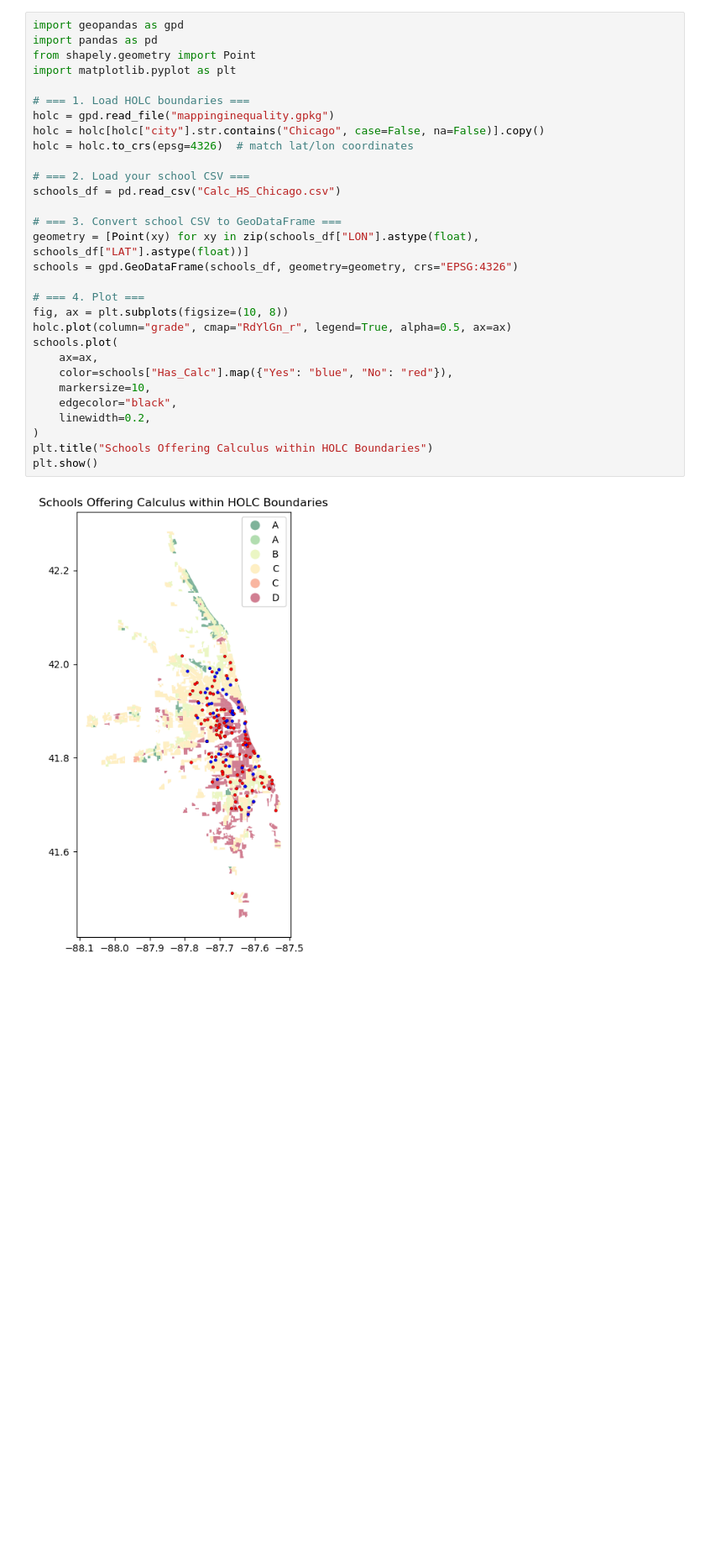
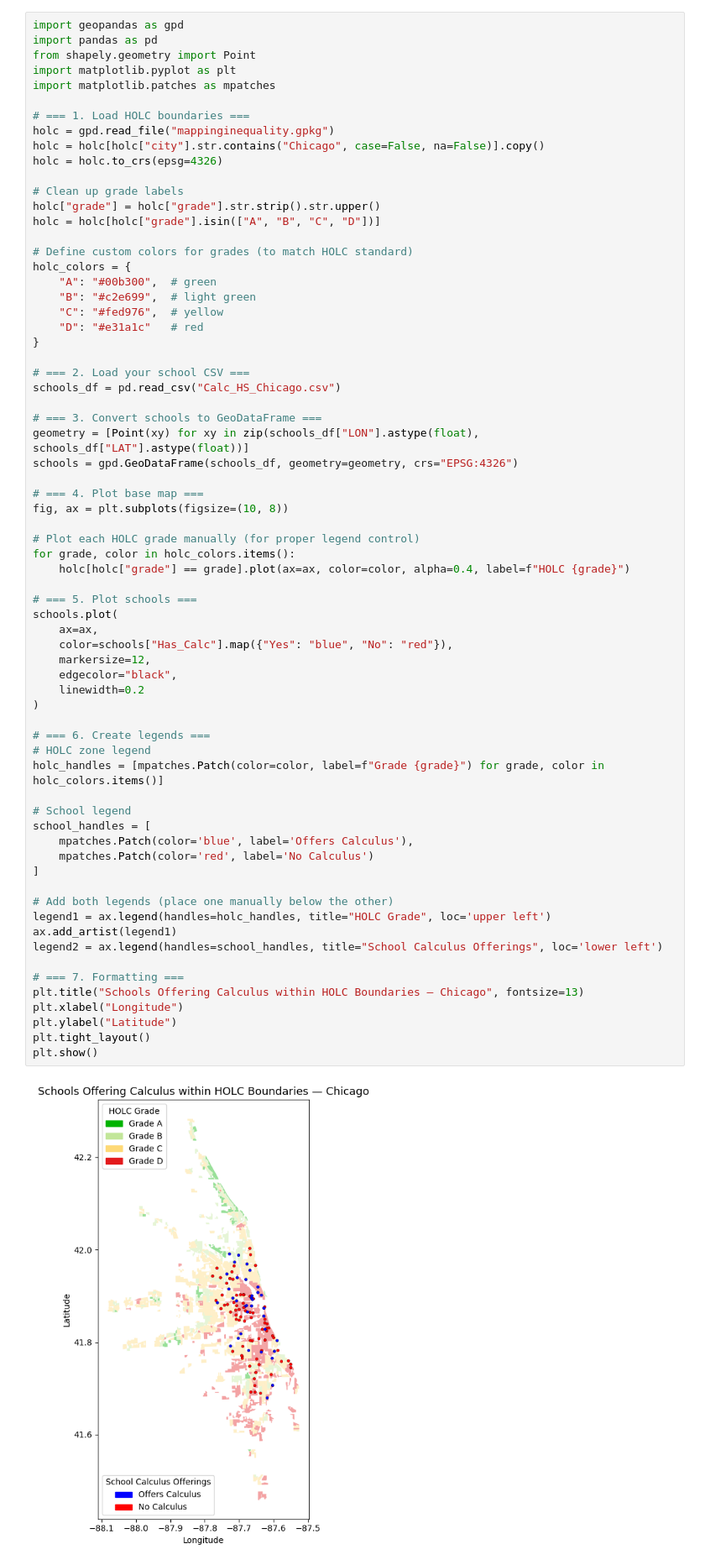
Before and after one commit to llorracc/as.180.369, a Jupyter notebook: contrib/zoemchan/zoemchan-prelim-paper/paper/data/Data.ipynb, the cells around one changed output. Shown at 84% size. Cells and saved outputs as stored; diff of their text form; blank space fills up the shorter version.

Commit message:
fixed graphs & HOLC zoning

```diff
--- a/contrib/zoemchan/zoemchan-prelim-paper/paper/data/Data.ipynb
+++ b/contrib/zoemchan/zoemchan-prelim-paper/paper/data/Data.ipynb
@@ -439,32 +470,70 @@ NameError: name 'plt' is not defined
 # %%
 import geopandas as gpd
 import pandas as pd
 from shapely.geometry import Point
 import matplotlib.pyplot as plt
+import matplotlib.patches as mpatches
 
 # === 1. Load HOLC boundaries ===
 holc = gpd.read_file("mappinginequality.gpkg")
 holc = holc[holc["city"].str.contains("Chicago", case=False, na=False)].copy()
-holc = holc.to_crs(epsg=4326)  # match lat/lon coordinates
+holc = holc.to_crs(epsg=4326)
+
+# Clean up grade labels
+holc["grade"] = holc["grade"].str.strip().str.upper()
+holc = holc[holc["grade"].isin(["A", "B", "C", "D"])]
+
+# Define custom colors for grades (to match HOLC standard)
+holc_colors = {
+    "A": "#00b300",  # green
+    "B": "#c2e699",  # light green
+    "C": "#fed976",  # yellow
+    "D": "#e31a1c"   # red
+}
 
 # === 2. Load your school CSV ===
 schools_df = pd.read_csv("Calc_HS_Chicago.csv")
 
-# === 3. Convert school CSV to GeoDataFrame ===
+# === 3. Convert schools to GeoDataFrame ===
 geometry = [Point(xy) for xy in zip(schools_df["LON"].astype(float), schools_df["LAT"].astype(float))]
 schools = gpd.GeoDataFrame(schools_df, geometry=geometry, crs="EPSG:4326")
 
-# === 4. Plot ===
+# === 4. Plot base map ===
 fig, ax = plt.subplots(figsize=(10, 8))
-holc.plot(column="grade", cmap="RdYlGn_r", legend=True, alpha=0.5, ax=ax)
+
+# Plot each HOLC grade manually (for proper legend control)
+for grade, color in holc_colors.items():
+    holc[holc["grade"] == grade].plot(ax=ax, color=color, alpha=0.4, label=f"HOLC {grade}")
+
+# === 5. Plot schools ===
 schools.plot(
     ax=ax,
     color=schools["Has_Calc"].map({"Yes": "blue", "No": "red"}),
-    markersize=10,
+    markersize=12,
     edgecolor="black",
-    linewidth=0.2,
+    linewidth=0.2
 )
-plt.title("Schools Offering Calculus within HOLC Boundaries")
+
+# === 6. Create legends ===
+# HOLC zone legend
+holc_handles = [mpatches.Patch(color=color, label=f"Grade {grade}") for grade, color in holc_colors.items()]
+
+# School legend
+school_handles = [
+    mpatches.Patch(color='blue', label='Offers Calculus'),
+    mpatches.Patch(color='red', label='No Calculus')
+]
+
+# Add both legends (place one manually below the other)
+legend1 = ax.legend(handles=holc_handles, title="HOLC Grade", loc='upper left')
+ax.add_artist(legend1)
+legend2 = ax.legend(handles=school_handles, title="School Calculus Offerings", loc='lower left')
+
+# === 7. Formatting ===
+plt.title("Schools Offering Calculus within HOLC Boundaries — Chicago", fontsize=13)
+plt.xlabel("Longitude")
+plt.ylabel("Latitude")
+plt.tight_layout()
 plt.show()
 # %% [output]
-[figure, old version]
+[figure, new version]
```
Also changed, not shown: parts of 24 cells of this notebook, 5 other files.
